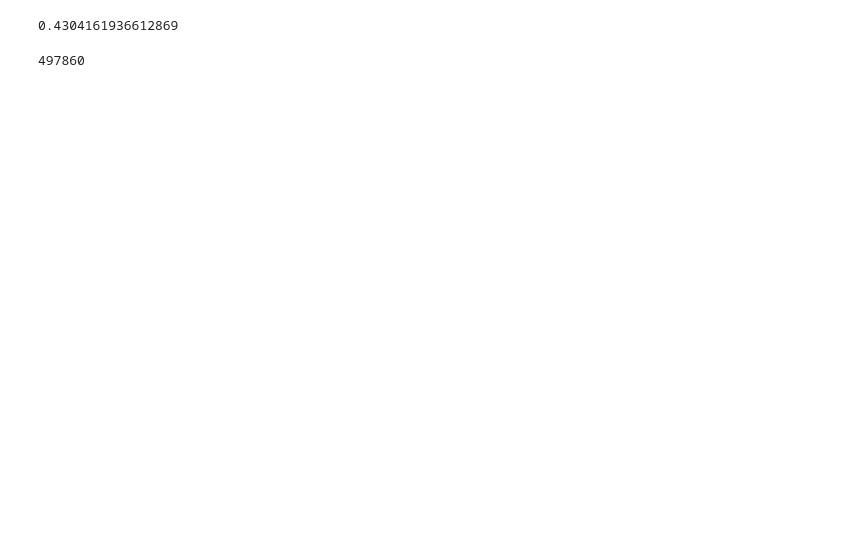
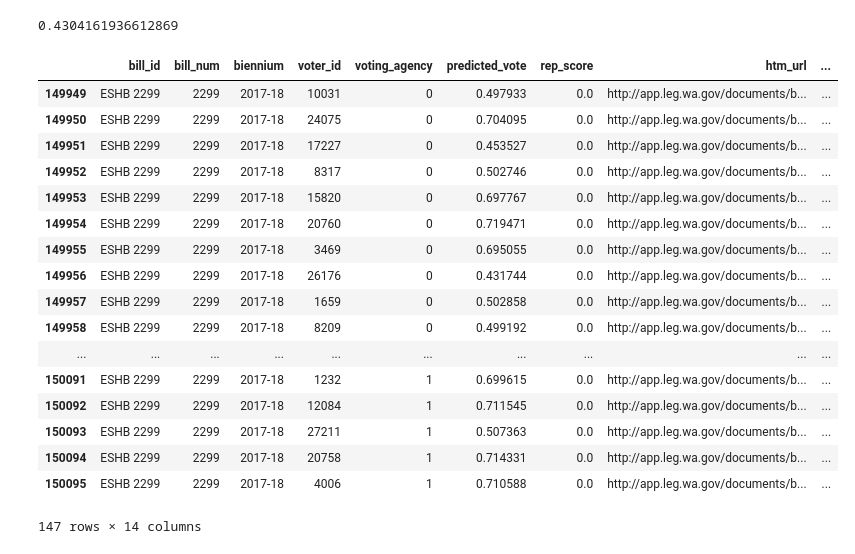
Before and after one commit to ekarboski/washington_state_legislation, a Jupyter notebook: First-predictions.ipynb, the cells around one changed output. Saved outputs shown, nothing was run; the diff lists cells and outputs as text; code cells hidden in the pictures; blank space fills up the shorter version.

Commit message:
Fix all bugs in creating the current_df and predicting labels. Make an updated label_df without duplicates

```diff
--- a/First-predictions.ipynb
+++ b/First-predictions.ipynb
@@ -114,3 +119,6 @@ def create_clean_test(current_df, current_bill_text_df, loyalty_df):
 train_clean = create_clean_train(merged_final_df, bill_text_df, rep_score_df, loyalty_df)
 # %%
 test_clean = create_clean_test(current_df, current_bill_text, loyalty_df)
+# %%
+test_clean['current'] = test_clean.apply(filter_out_duplicates_from_current_leg, axis=1)
+test_clean = test_clean[test_clean['current'] == True]
@@ -147,11 +169,33 @@ y_pred_t.min()
 # %%
 test_clean['predicted_vote'] = y_pred_t
 # %%
-label_df = test_clean[['bill_id', 'bill_num', 'biennium', 'voter_id', 'voting_agency', 'predicted_vote']]
+label_df = test_clean[['bill_id', 'bill_num', 'biennium', 'voter_id', 'voting_agency', 'predicted_vote',
+                       'rep_score', 'htm_url', 'secondary_sponsors']]
 # %%
 label_df = label_df.merge(current_legislator_df, how='left', on=['voter_id', 'voting_agency'])
 # %%
 label_df = label_df[label_df['last_name'].notnull()]
+# %%
+label_df[label_df['bill_num'] == '2299']
+# %% [output]
+|  | bill_id | bill_num | biennium | voter_id | voting_agency | predicted_vote | rep_score | htm_url | ... |
+| 149949 | ESHB 2299 | 2299 | 2017-18 | 10031 | 0 | 0.497933 | 0.0 | http://app.leg.wa.gov/documents/b... | ... |
+| 149950 | ESHB 2299 | 2299 | 2017-18 | 24075 | 0 | 0.704095 | 0.0 | http://app.leg.wa.gov/documents/b... | ... |
+| 149951 | ESHB 2299 | 2299 | 2017-18 | 17227 | 0 | 0.453527 | 0.0 | http://app.leg.wa.gov/documents/b... | ... |
+| 149952 | ESHB 2299 | 2299 | 2017-18 | 8317 | 0 | 0.502746 | 0.0 | http://app.leg.wa.gov/documents/b... | ... |
+| 149953 | ESHB 2299 | 2299 | 2017-18 | 15820 | 0 | 0.697767 | 0.0 | http://app.leg.wa.gov/documents/b... | ... |
+| 149954 | ESHB 2299 | 2299 | 2017-18 | 20760 | 0 | 0.719471 | 0.0 | http://app.leg.wa.gov/documents/b... | ... |
+| 149955 | ESHB 2299 | 2299 | 2017-18 | 3469 | 0 | 0.695055 | 0.0 | http://app.leg.wa.gov/documents/b... | ... |
+| 149956 | ESHB 2299 | 2299 | 2017-18 | 26176 | 0 | 0.431744 | 0.0 | http://app.leg.wa.gov/documents/b... | ... |
+| 149957 | ESHB 2299 | 2299 | 2017-18 | 1659 | 0 | 0.502858 | 0.0 | http://app.leg.wa.gov/documents/b... | ... |
+| 149958 | ESHB 2299 | 2299 | 2017-18 | 8209 | 0 | 0.499192 | 0.0 | http://app.leg.wa.gov/documents/b... | ... |
+| ... | ... | ... | ... | ... | ... | ... | ... | ... | ... |
+| 150091 | ESHB 2299 | 2299 | 2017-18 | 1232 | 1 | 0.699615 | 0.0 | http://app.leg.wa.gov/documents/b... | ... |
+| 150092 | ESHB 2299 | 2299 | 2017-18 | 12084 | 1 | 0.711545 | 0.0 | http://app.leg.wa.gov/documents/b... | ... |
+| 150093 | ESHB 2299 | 2299 | 2017-18 | 27211 | 1 | 0.507363 | 0.0 | http://app.leg.wa.gov/documents/b... | ... |
+| 150094 | ESHB 2299 | 2299 | 2017-18 | 20758 | 1 | 0.714331 | 0.0 | http://app.leg.wa.gov/documents/b... | ... |
+| 150095 | ESHB 2299 | 2299 | 2017-18 | 4006 | 1 | 0.710588 | 0.0 | http://app.leg.wa.gov/documents/b... | ... |
+147 rows × 14 columns
 # %%
 engine_label = create_engine('postgresql://localhost:5432/wa_leg_label')
 # %%
@@ -161,4 +205,2 @@ label_df[400000:].to_sql('label', con, if_exists='append', index=False)
 # %%
 len(label_df)
-# %% [output]
-497860
```
Also changed, not shown: parts of 17 cells of this notebook.
